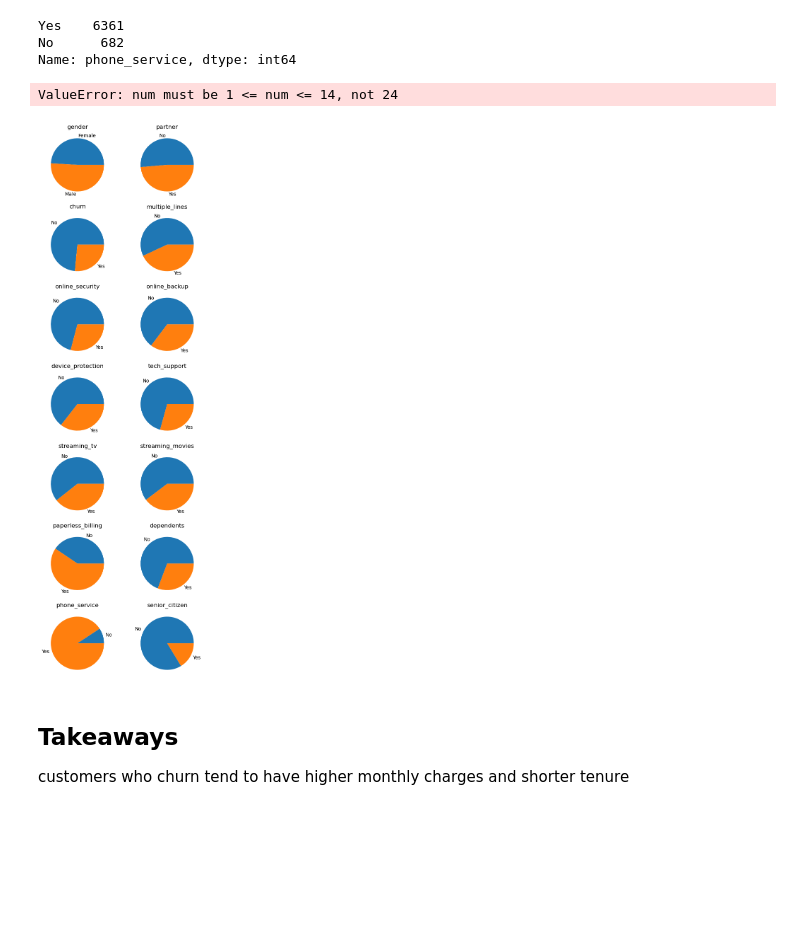
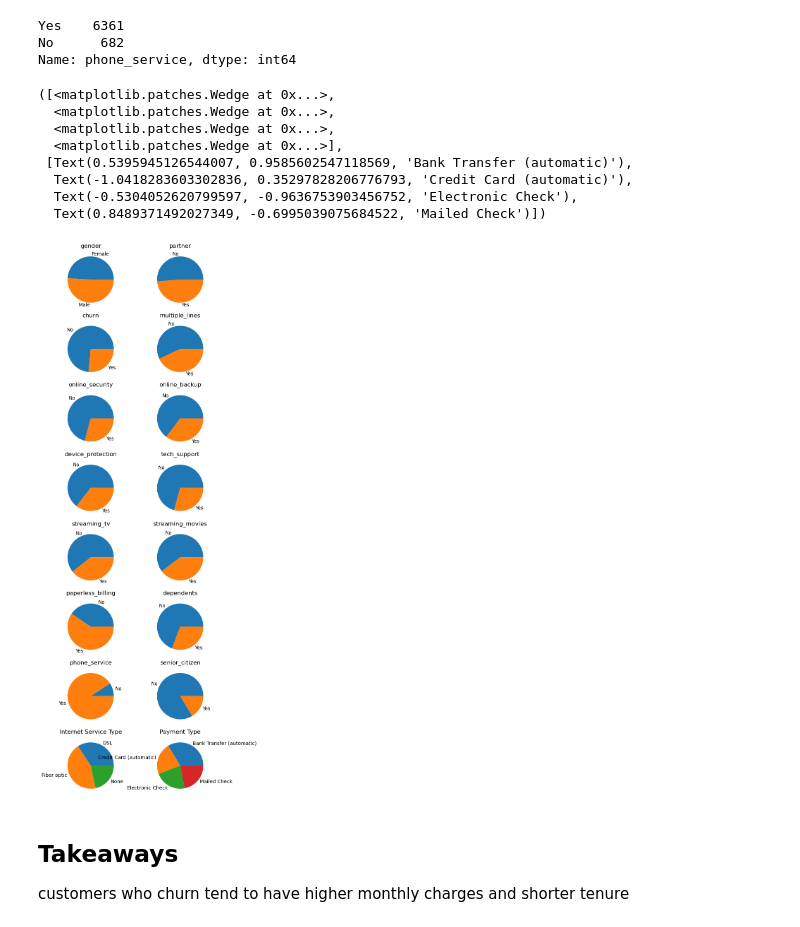
Before and after one commit to Is0metry/project-1, a Jupyter notebook: explore.ipynb, the cells around one changed output. Drawn from its saved outputs; the diff is of its cells as text; code cells hidden in the pictures; blank space fills up the shorter version.

```diff
--- a/explore.ipynb
+++ b/explore.ipynb
@@ -28,22 +28,29 @@ Name: phone_service, dtype: int64
 # %%
 categorical = w.CAT_COLS + ['senior_citizen']
 plt.figure(figsize=(6,20))
 plt.subplot(8,2,1)
 plt.title('gender')
 plt.pie(train['gender'].value_counts().sort_index(),labels=['Female','Male'])
 for i,col in enumerate(categorical):
        plt.subplot(8,2,i+2)
        plt.title(col)
        plt.pie(train[col].value_counts().sort_index(), labels=['No','Yes'])
 plt.subplot(8,2,15)
 plt.title('Internet Service Type')
 plt.pie(train.internet_service_type.value_counts().sort_index(), labels=w.IST_KEY)
-plt.subplot(8,2,1)
+plt.subplot(8,2,16)
 plt.title('Payment Type')
 plt.pie(train.payment_type.value_counts().sort_index(), labels= w.PAYMENT_KEY)
 # %% [output]
-ValueError: num must be 1 <= num <= 14, not 24
+([<matplotlib.patches.Wedge at 0x...>,
+  <matplotlib.patches.Wedge at 0x...>,
+  <matplotlib.patches.Wedge at 0x...>,
+  <matplotlib.patches.Wedge at 0x...>],
+ [Text(0.5395945126544007, 0.9585602547118569, 'Bank Transfer (automatic)'),
+  Text(-1.0418283603302836, 0.35297828206776793, 'Credit Card (automatic)'),
+  Text(-0.5304052620799597, -0.9636753903456752, 'Electronic Check'),
+  Text(0.8489371492027349, -0.6995039075684522, 'Mailed Check')])
-[figure, old version]
+[figure, new version]
 # %%
 features = ['tenure','monthly_charges','total_charges','churn']
 for i,col in enumerate(features):
```
Also changed, not shown: parts of 4 cells of this notebook.
